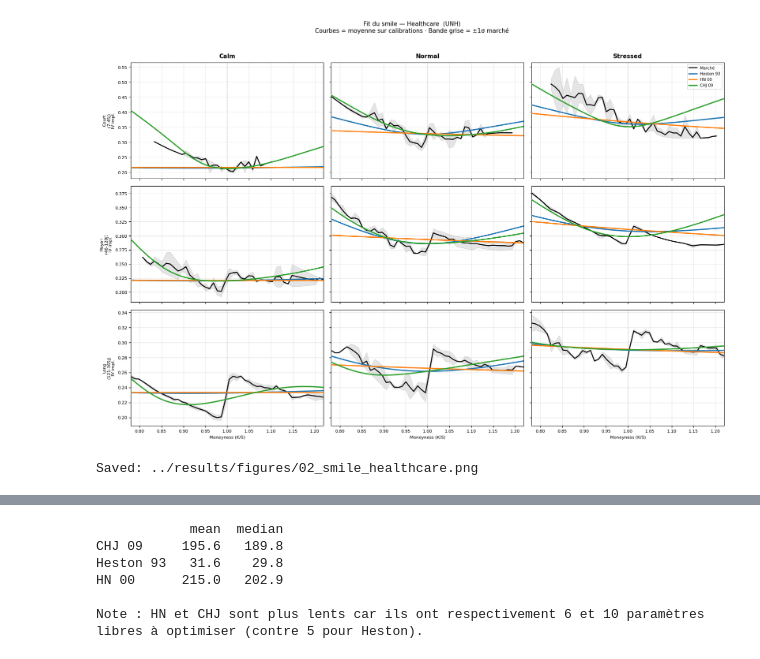
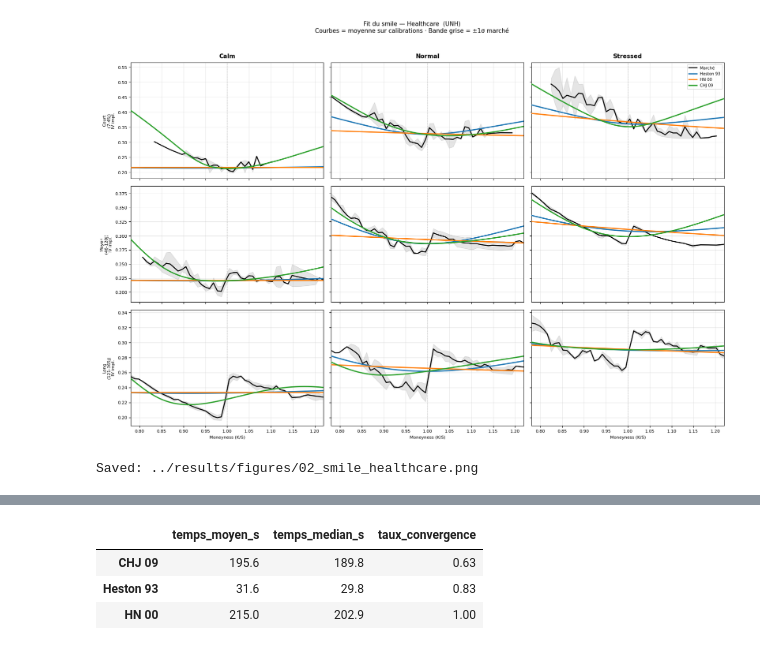
Before and after one commit to theomonredon/option_pricing_comparison_Heston93_HN00_CHJ09, a Jupyter notebook: notebooks/analysis.ipynb, the cells around one changed output, grey strips where cells are left out. Cells and saved outputs as stored; diff of their text form; code cells hidden in the pictures.

```diff
--- a/notebooks/analysis.ipynb
+++ b/notebooks/analysis.ipynb
@@ -463,16 +474,14 @@ heures doit prendre <10s. Un modèle de recherche peut se permettre 1-2 min.
 # %%
-cost = metrics.groupby('model')['calibration_time_sec'].agg(['mean', 'median']).round(1)
+cost = metrics.groupby('model').agg(
+    temps_moyen_s=('calibration_time_sec', 'mean'),
+    temps_median_s=('calibration_time_sec', 'median'),
+    taux_convergence=('converged', 'mean'),
+).round({'temps_moyen_s': 1, 'temps_median_s': 1, 'taux_convergence': 2})
 cost.index = [MODEL_NAMES[m] for m in cost.index]
-print(cost)
-print()
-print('Note : HN et CHJ sont plus lents car ils ont respectivement 6 et 10 paramètres')
-print('libres à optimiser (contre 5 pour Heston).')
+cost
 # %% [output]
-            mean  median
-CHJ 09     195.6   189.8
-Heston 93   31.6    29.8
-HN 00      215.0   202.9
-
-Note : HN et CHJ sont plus lents car ils ont respectivement 6 et 10 paramètres
-libres à optimiser (contre 5 pour Heston).
+|  | temps_moyen_s | temps_median_s | taux_convergence |
+| CHJ 09 | 195.6 | 189.8 | 0.63 |
+| Heston 93 | 31.6 | 29.8 | 0.83 |
+| HN 00 | 215.0 | 202.9 | 1.00 |
 # %% [markdown]
```
Also changed, not shown: parts of 12 cells of this notebook, 9 other files.
